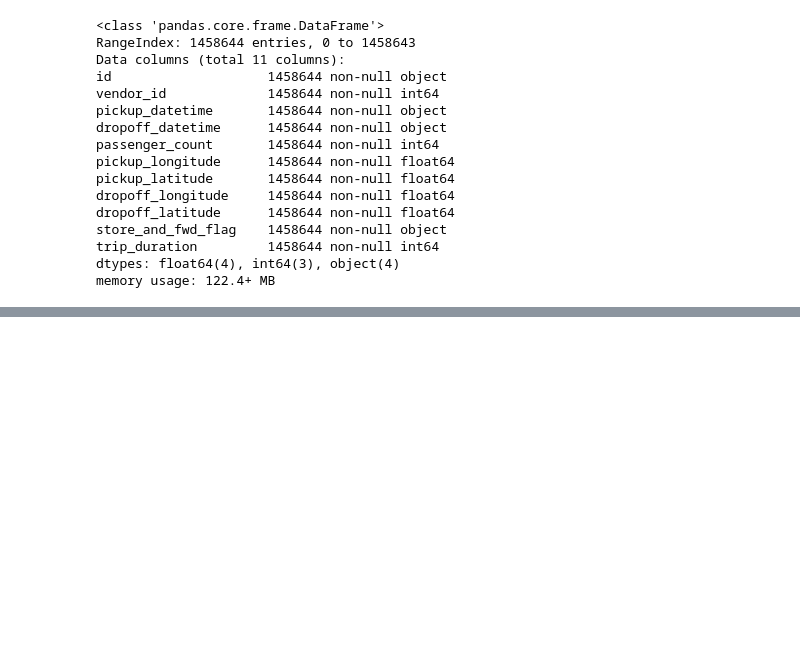
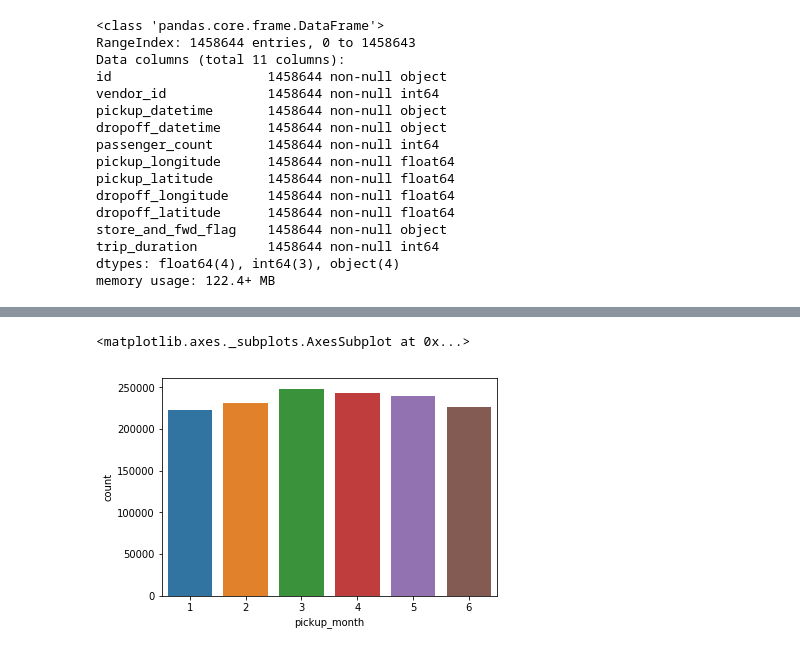
Before and after one commit to auwank/CEBD-1261, a Jupyter notebook: tax_trip_practise- shared.ipynb, the cells around one changed output, grey strips where cells are left out. Drawn from its saved outputs; the diff is of its cells as text; code cells hidden in the pictures; blank space fills up the shorter version.

```diff
--- a/tax_trip_practise- shared.ipynb
+++ b/tax_trip_practise- shared.ipynb
@@ -36,24 +36,3 @@ store_and_fwd_flag    1458644 non-null object
 trip_duration         1458644 non-null int64
 dtypes: float64(4), int64(3), object(4)
 memory usage: 122.4+ MB
-# %%
-def add_f(x):
-    from math import sin, cos, sqrt, atan2, radians
-
-# approximate radius of earth in km
-    R = 6373.0
-
-    lat1 = radians(x[6])
-    lon1 = radians(x[5])
-    lat2 = radians(x[8])
-    lon2 = radians(x[7])
-
-    dlon = lon2 - lon1
-    dlat = lat2 - lat1
-
-    a = sin(dlat / 2)**2 + cos(lat1) * cos(lat2) * sin(dlon / 2)**2
-    c = 2 * atan2(sqrt(a), sqrt(1 - a))
-
-    return (R * c)
-
-df['dist'] = df.apply(add_f, axis=1)
@@ -135,0 +97,7 @@ df[df['Avg_Speed']>200]
+# %%
+# Checking count according to month
+sns.countplot('pickup_month', data=df)
+# Conclusion: Number of trips per month ranges from about 225,000 (January)  to 250,000 (March).
+# %% [output]
+<matplotlib.axes._subplots.AxesSubplot at 0x...>
+[figure, added]
```
Also changed, not shown: parts of 23 cells of this notebook.
